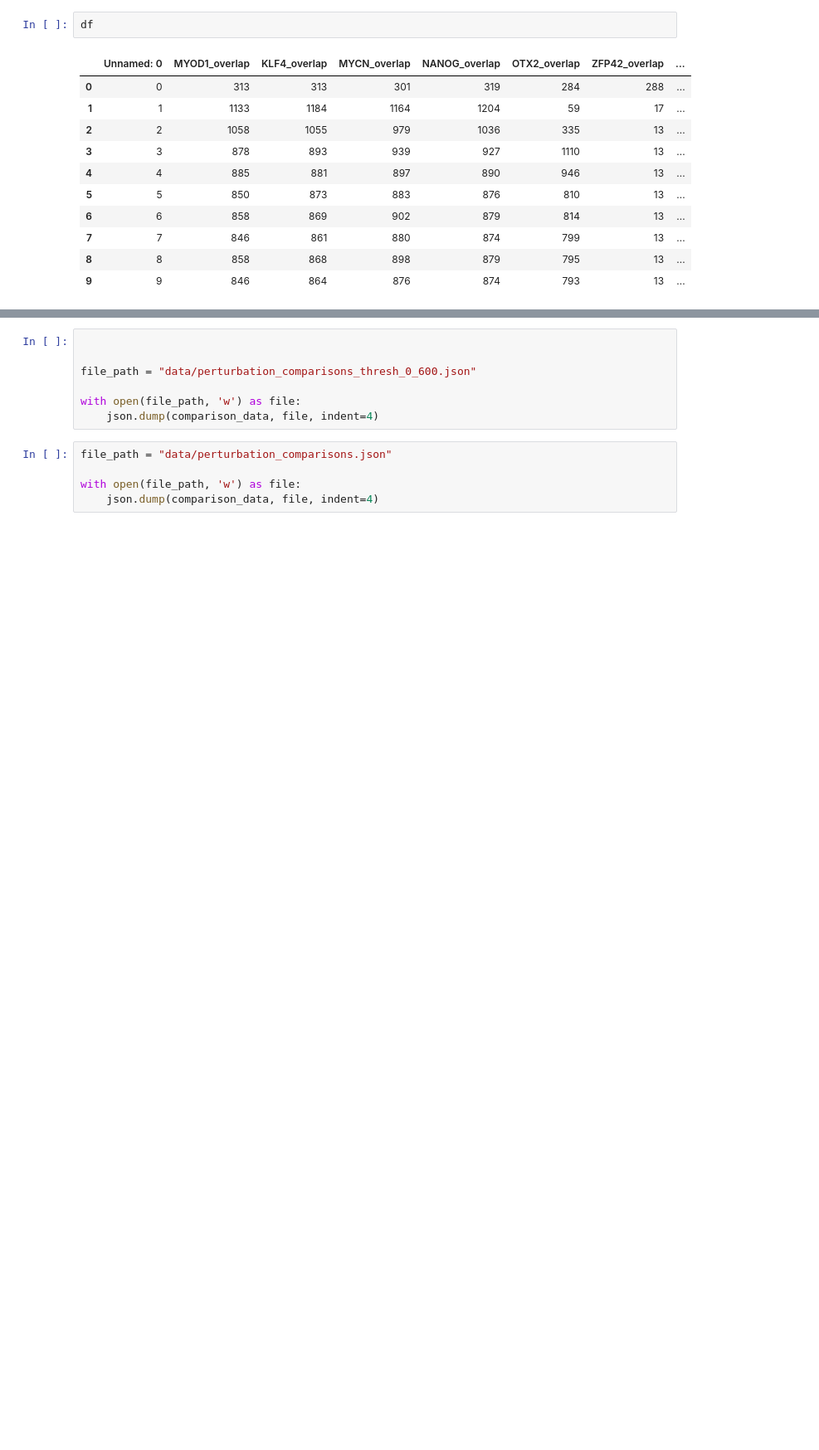
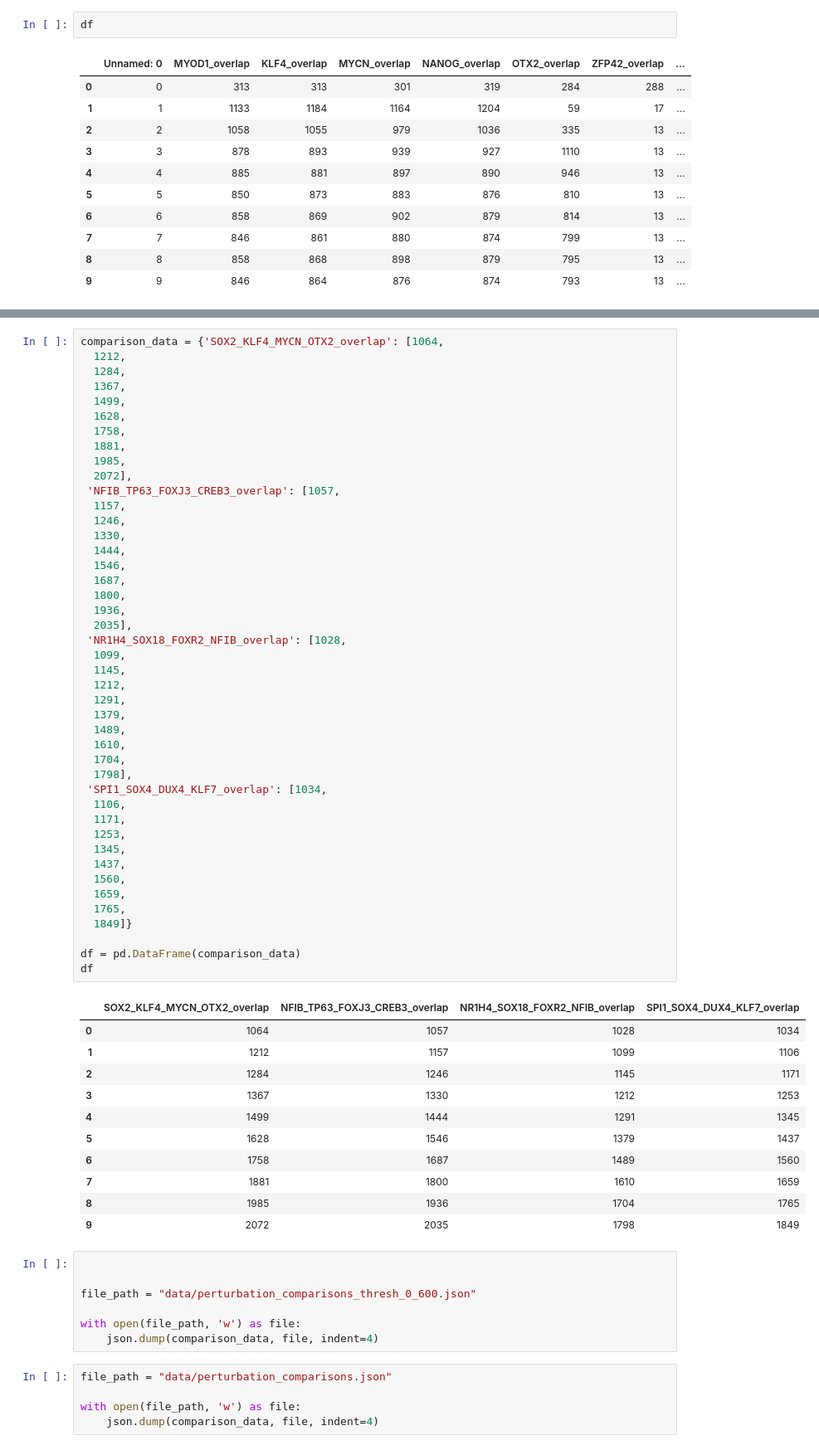
Before and after one commit to imnuvi/HardWiredGenome, a Jupyter notebook: Network_Operations.ipynb, the cells around one changed output, grey strips where cells are left out. Shown: that part at 83% size. Saved outputs shown, nothing was run; the diff lists cells and outputs as text; blank space fills up the shorter version.

```diff
--- a/Network_Operations.ipynb
+++ b/Network_Operations.ipynb
@@ -422,3 +517,59 @@ df
+# %%
+comparison_data = {'SOX2_KLF4_MYCN_OTX2_overlap': [1064,
+  1212,
+  1284,
+  1367,
+  1499,
+  1628,
+  1758,
+  1881,
+  1985,
+  2072],
+ 'NFIB_TP63_FOXJ3_CREB3_overlap': [1057,
+  1157,
+  1246,
+  1330,
+  1444,
+  1546,
+  1687,
+  1800,
+  1936,
+  2035],
+ 'NR1H4_SOX18_FOXR2_NFIB_overlap': [1028,
+  1099,
+  1145,
+  1212,
+  1291,
+  1379,
+  1489,
+  1610,
+  1704,
+  1798],
+ 'SPI1_SOX4_DUX4_KLF7_overlap': [1034,
+  1106,
+  1171,
+  1253,
+  1345,
+  1437,
+  1560,
+  1659,
+  1765,
+  1849]}
+
+df = pd.DataFrame(comparison_data)
+df
+# %% [output]
+|  | SOX2_KLF4_MYCN_OTX2_overlap | NFIB_TP63_FOXJ3_CREB3_overlap | NR1H4_SOX18_FOXR2_NFIB_overlap | SPI1_SOX4_DUX4_KLF7_overlap |
+| 0 | 1064 | 1057 | 1028 | 1034 |
+| 1 | 1212 | 1157 | 1099 | 1106 |
+| 2 | 1284 | 1246 | 1145 | 1171 |
+| 3 | 1367 | 1330 | 1212 | 1253 |
+| 4 | 1499 | 1444 | 1291 | 1345 |
+| 5 | 1628 | 1546 | 1379 | 1437 |
+| 6 | 1758 | 1687 | 1489 | 1560 |
+| 7 | 1881 | 1800 | 1610 | 1659 |
+| 8 | 1985 | 1936 | 1704 | 1765 |
+| 9 | 2072 | 2035 | 1798 | 1849 |
 # %%
 
 
```
Also changed, not shown: parts of 12 cells of this notebook, 6 other files.
